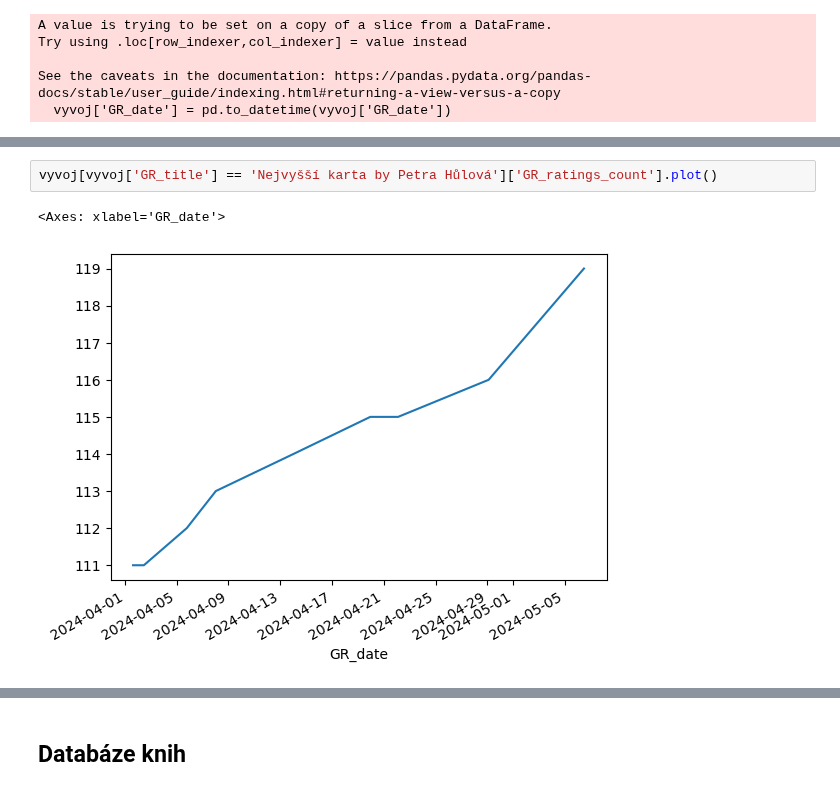
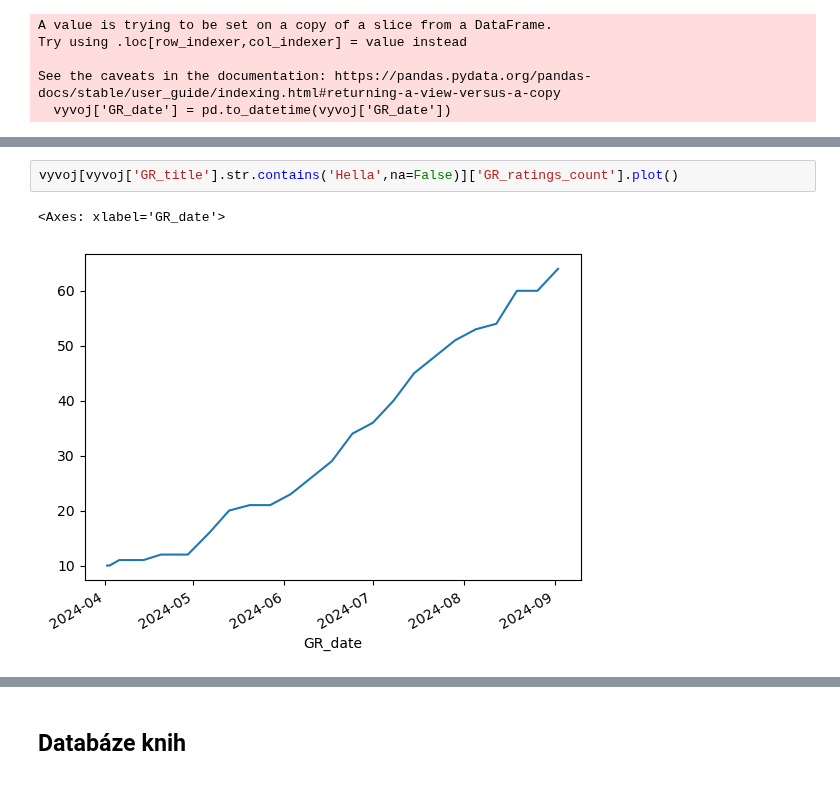
Before and after one commit to DataRozhlas/knizni-peoplemetr, a Jupyter notebook: 101_hodnoceni_explorace.ipynb, the cells around one changed output, grey strips where cells are left out. Cells and saved outputs as stored; diff of their text form.

```diff
--- a/101_hodnoceni_explorace.ipynb
+++ b/101_hodnoceni_explorace.ipynb
@@ -156,5 +231,5 @@ See the caveats in the documentation: https://pandas.pydata.org/pandas-docs/stab
 # %%
-vyvoj[vyvoj['GR_title'] == 'Nejvyšší karta by Petra Hůlová']['GR_ratings_count'].plot()
+vyvoj[vyvoj['GR_title'].str.contains('Hella',na=False)]['GR_ratings_count'].plot()
 # %% [output]
 <Axes: xlabel='GR_date'>
-[figure, old version]
+[figure, new version]
```
Also changed, not shown: parts of 143 cells of this notebook, 6 other files.
